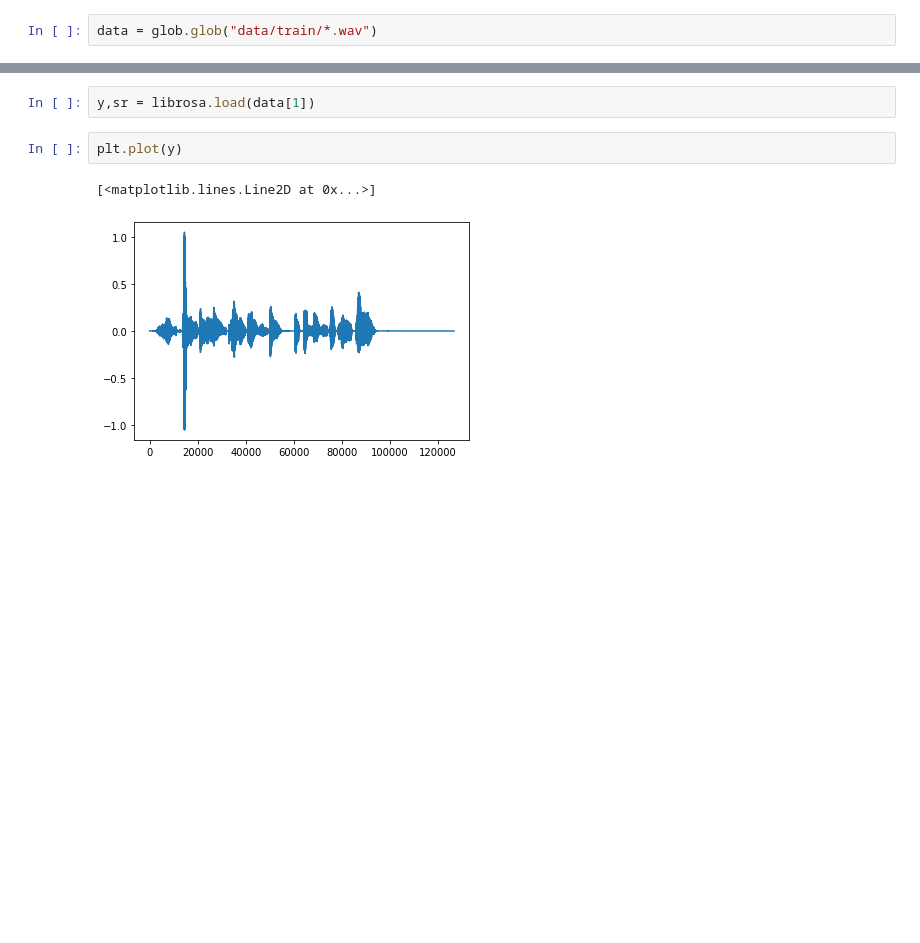
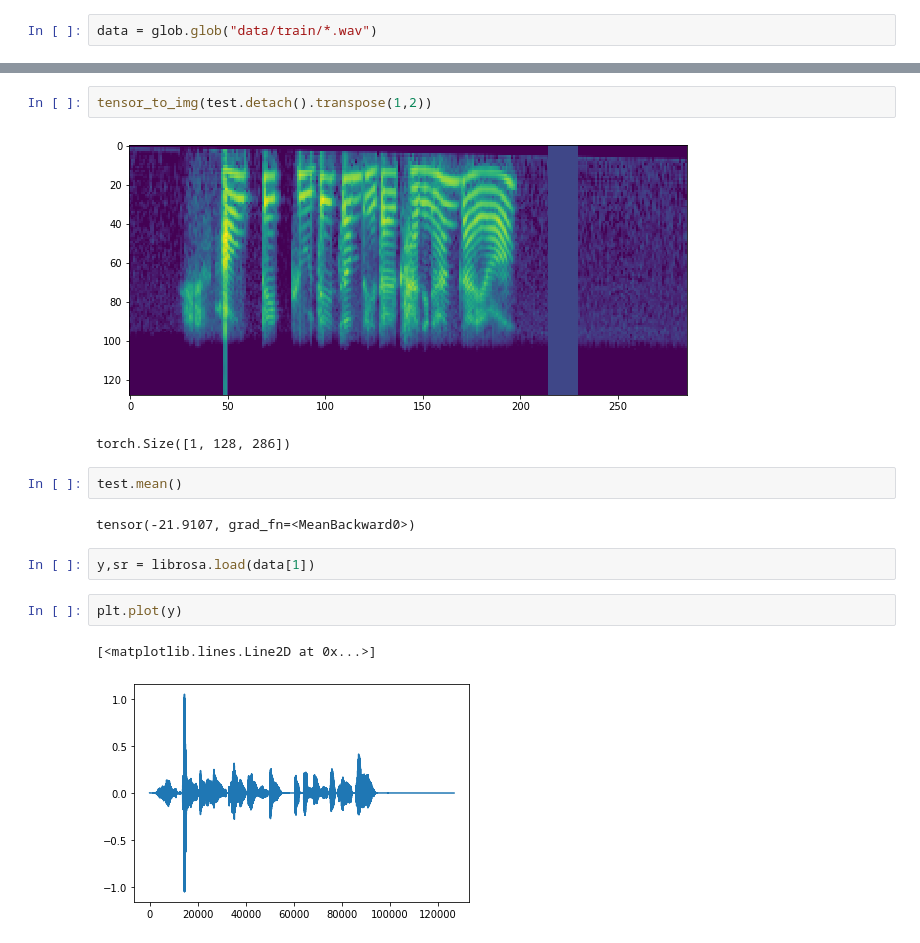
Before and after one commit to gusalsdmlwlq/Study, a Jupyter notebook: librosa.ipynb, the cells around one changed output, grey strips where cells are left out. Saved outputs shown, nothing was run; the diff lists cells and outputs as text; blank space fills up the shorter version.

```diff
--- a/librosa.ipynb
+++ b/librosa.ipynb
@@ -10,3 +91,12 @@ data = glob.glob("data/train/*.wav")
+# %%
+tensor_to_img(test.detach().transpose(1,2))
+# %% [output]
+[figure, added]
+torch.Size([1, 128, 286])
+# %%
+test.mean()
+# %% [output]
+tensor(-21.9107, grad_fn=<MeanBackward0>)
 # %%
 y,sr = librosa.load(data[1])
 # %%
```
Also changed, not shown: parts of 18 cells of this notebook, 5 other files.
